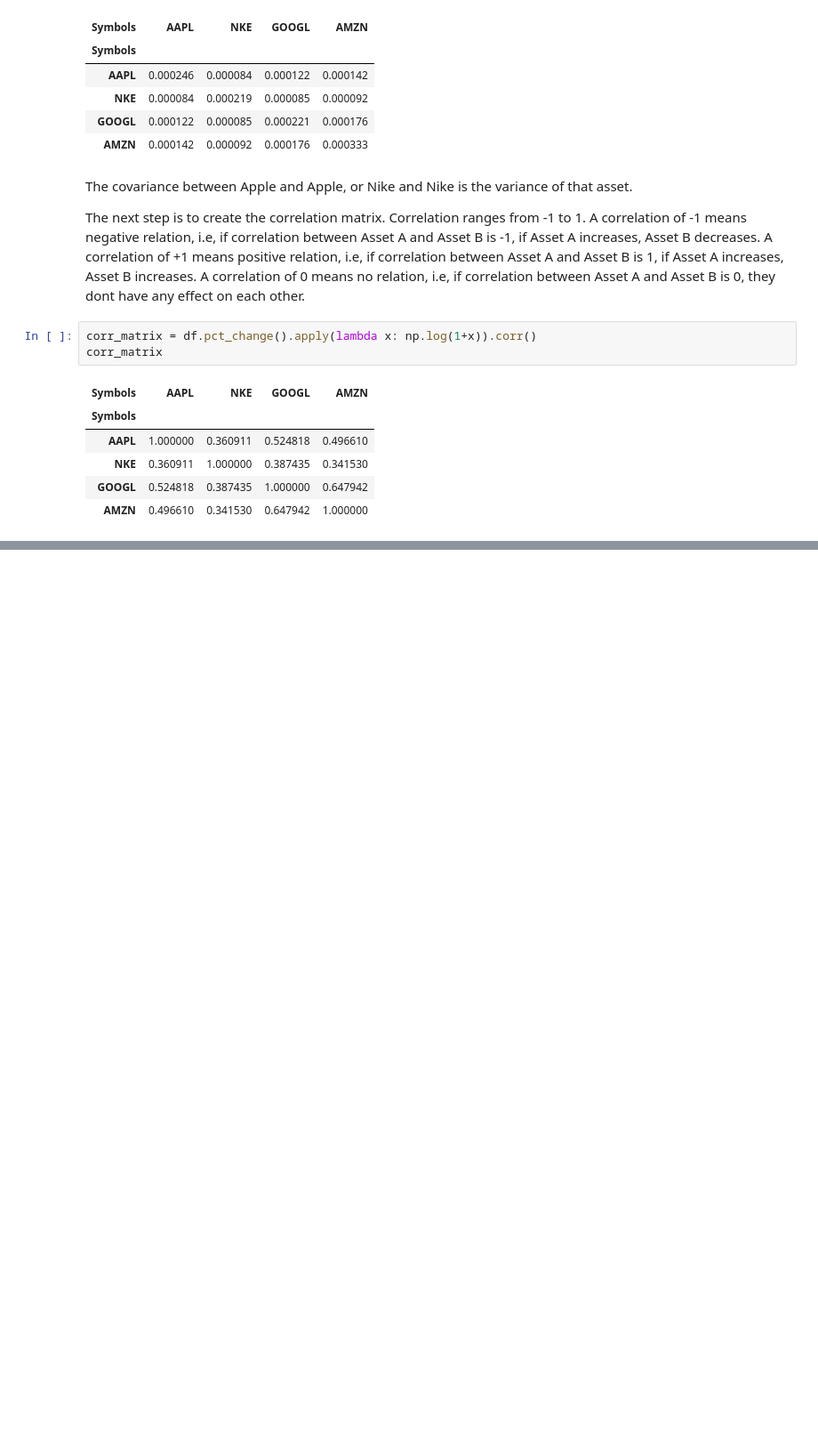
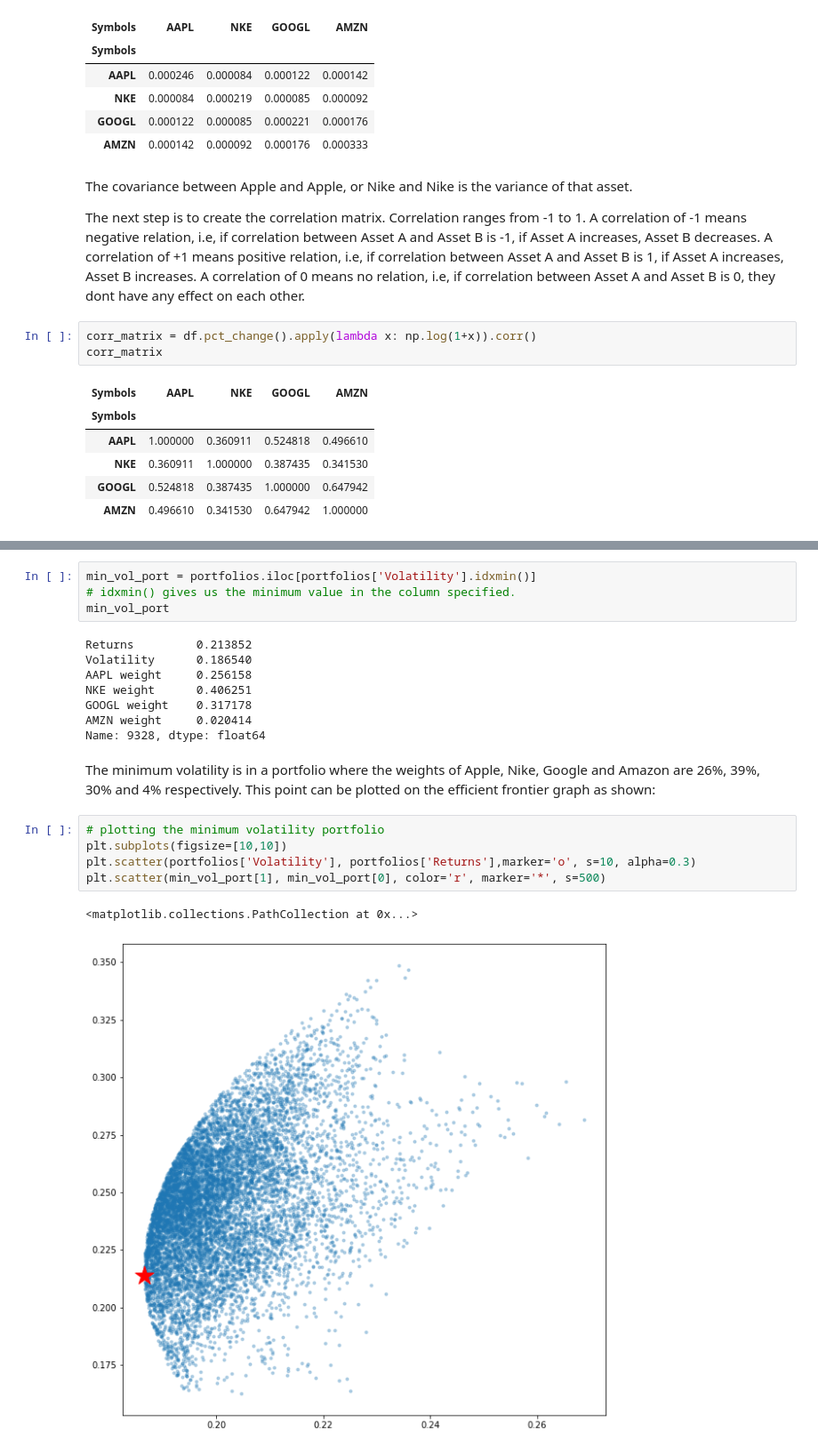
Before and after one commit to majikthise911/portfolioOptimization, a Jupyter notebook: efficientFrontier.ipynb, the cells around one changed output, grey strips where cells are left out. Shown at 89% size. Drawn from its saved outputs; the diff is of its cells as text; blank space fills up the shorter version.

```diff
--- a/efficientFrontier.ipynb
+++ b/efficientFrontier.ipynb
@@ -270,0 +410,22 @@ corr_matrix
+# %%
+min_vol_port = portfolios.iloc[portfolios['Volatility'].idxmin()]
+# idxmin() gives us the minimum value in the column specified.
+min_vol_port
+# %% [output]
+Returns         0.213852
+Volatility      0.186540
+AAPL weight     0.256158
+NKE weight      0.406251
+GOOGL weight    0.317178
+AMZN weight     0.020414
+Name: 9328, dtype: float64
+# %% [markdown]
+The minimum volatility is in a portfolio where the weights of Apple, Nike, Google and Amazon are 26%, 39%, 30% and 4% respectively. This point can be plotted on the efficient frontier graph as shown:
+# %%
+# plotting the minimum volatility portfolio
+plt.subplots(figsize=[10,10])
+plt.scatter(portfolios['Volatility'], portfolios['Returns'],marker='o', s=10, alpha=0.3)
+plt.scatter(min_vol_port[1], min_vol_port[0], color='r', marker='*', s=500)
+# %% [output]
+<matplotlib.collections.PathCollection at 0x...>
+[figure, added]
```
Also changed, not shown: parts of 23 cells of this notebook, 1 other file.
